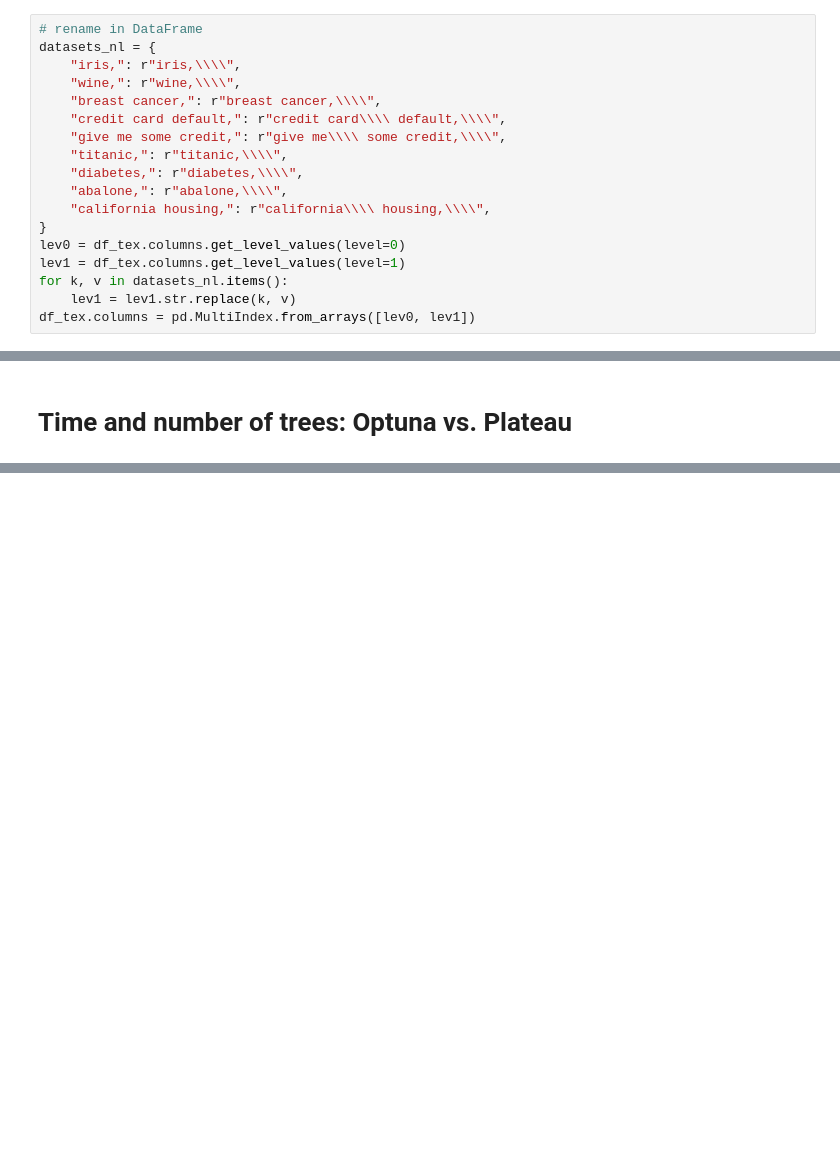
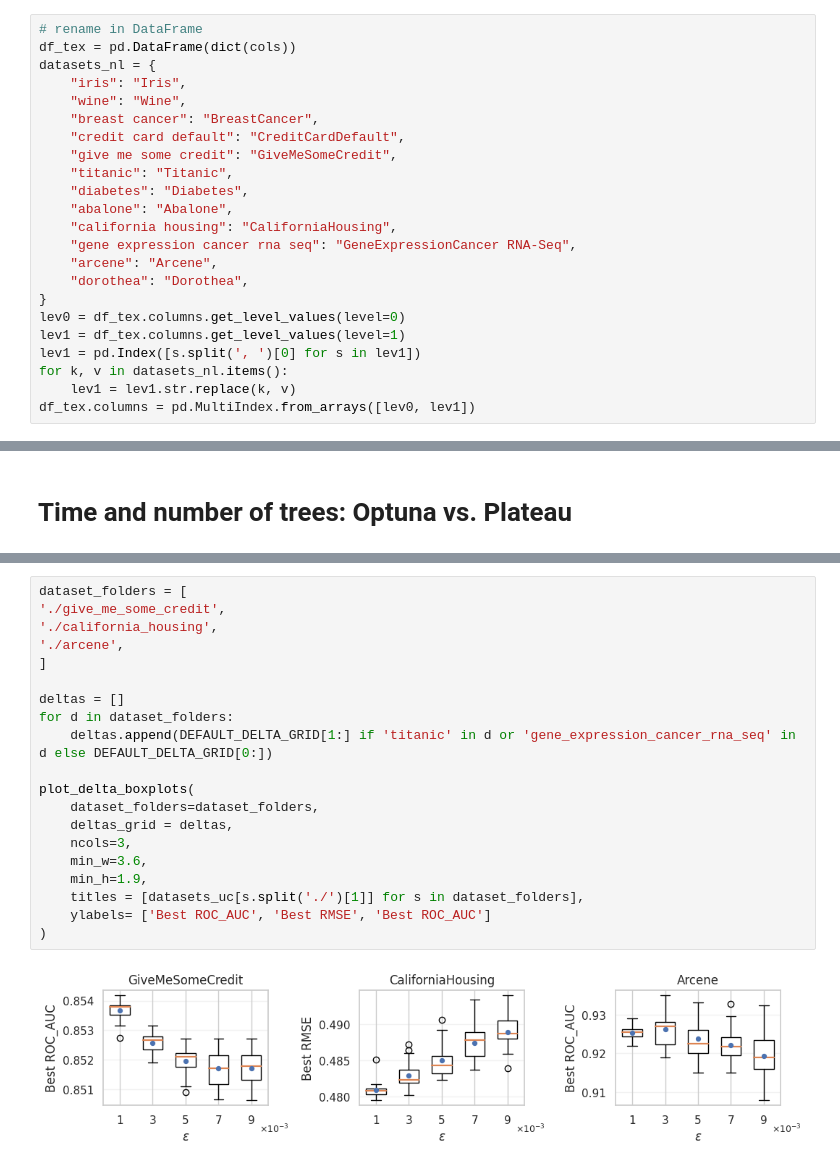
Before and after one commit to lange-am/rf_plateau_hpo, a Jupyter notebook: notebooks/paper_repro.ipynb, the cells around one changed output, grey strips where cells are left out. Drawn from its saved outputs; the diff is of its cells as text; blank space fills up the shorter version.

```diff
--- a/notebooks/paper_repro.ipynb
+++ b/notebooks/paper_repro.ipynb
@@ -245,19 +432,24 @@ display(HTML(process_html_table(df_html)))
 ## Dump subtables to latex
 # %%
 # rename in DataFrame
+df_tex = pd.DataFrame(dict(cols))
 datasets_nl = {
-    "iris,": r"iris,\\\\",
-    "wine,": r"wine,\\\\",
-    "breast cancer,": r"breast cancer,\\\\",
-    "credit card default,": r"credit card\\\\ default,\\\\",
-    "give me some credit,": r"give me\\\\ some credit,\\\\",
-    "titanic,": r"titanic,\\\\",
-    "diabetes,": r"diabetes,\\\\",
-    "abalone,": r"abalone,\\\\",
-    "california housing,": r"california\\\\ housing,\\\\",
+    "iris": "Iris",
+    "wine": "Wine",
+    "breast cancer": "BreastCancer",
+    "credit card default": "CreditCardDefault",
+    "give me some credit": "GiveMeSomeCredit",
+    "titanic": "Titanic",
+    "diabetes": "Diabetes",
+    "abalone": "Abalone",
+    "california housing": "CaliforniaHousing",
+    "gene expression cancer rna seq": "GeneExpressionCancer RNA-Seq",
+    "arcene": "Arcene",
+    "dorothea": "Dorothea",
 }
 lev0 = df_tex.columns.get_level_values(level=0)
 lev1 = df_tex.columns.get_level_values(level=1)
+lev1 = pd.Index([s.split(', ')[0] for s in lev1])
 for k, v in datasets_nl.items():
     lev1 = lev1.str.replace(k, v)
 df_tex.columns = pd.MultiIndex.from_arrays([lev0, lev1])
@@ -365,0 +629,22 @@ plot_dataset_comparisons(
+# %%
+dataset_folders = [
+'./give_me_some_credit',
+'./california_housing',
+'./arcene',
+]
+
+deltas = []
+for d in dataset_folders:
+    deltas.append(DEFAULT_DELTA_GRID[1:] if 'titanic' in d or 'gene_expression_cancer_rna_seq' in d else DEFAULT_DELTA_GRID[0:])
+
+plot_delta_boxplots(
+    dataset_folders=dataset_folders,
+    deltas_grid = deltas,
+    ncols=3,
+    min_w=3.6,
+    min_h=1.9,
+    titles = [datasets_uc[s.split('./')[1]] for s in dataset_folders],
+    ylabels= ['Best ROC_AUC', 'Best RMSE', 'Best ROC_AUC']
+)
+# %% [output]
+[figure, added]
```
Also changed, not shown: parts of 24 cells of this notebook, 7 other files.
